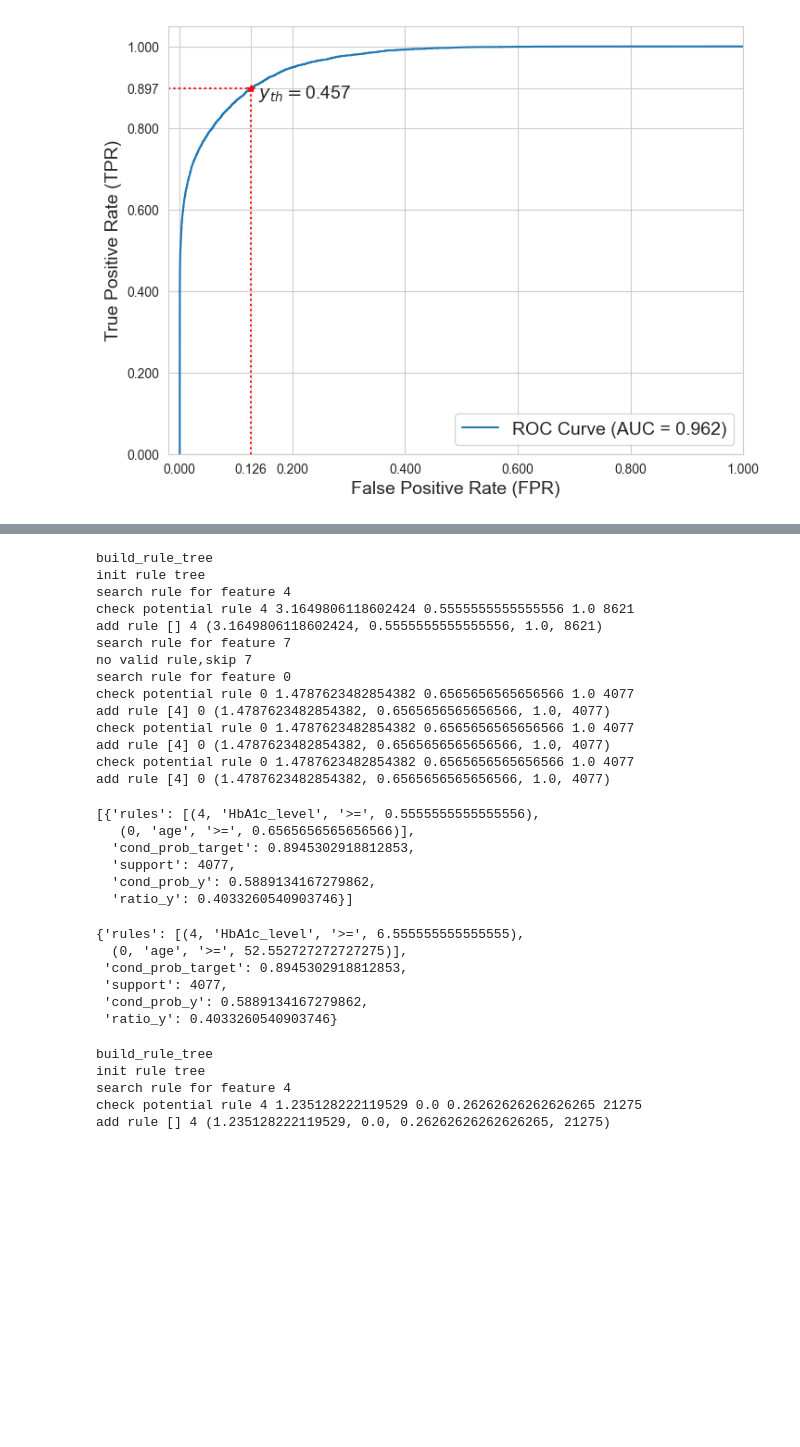
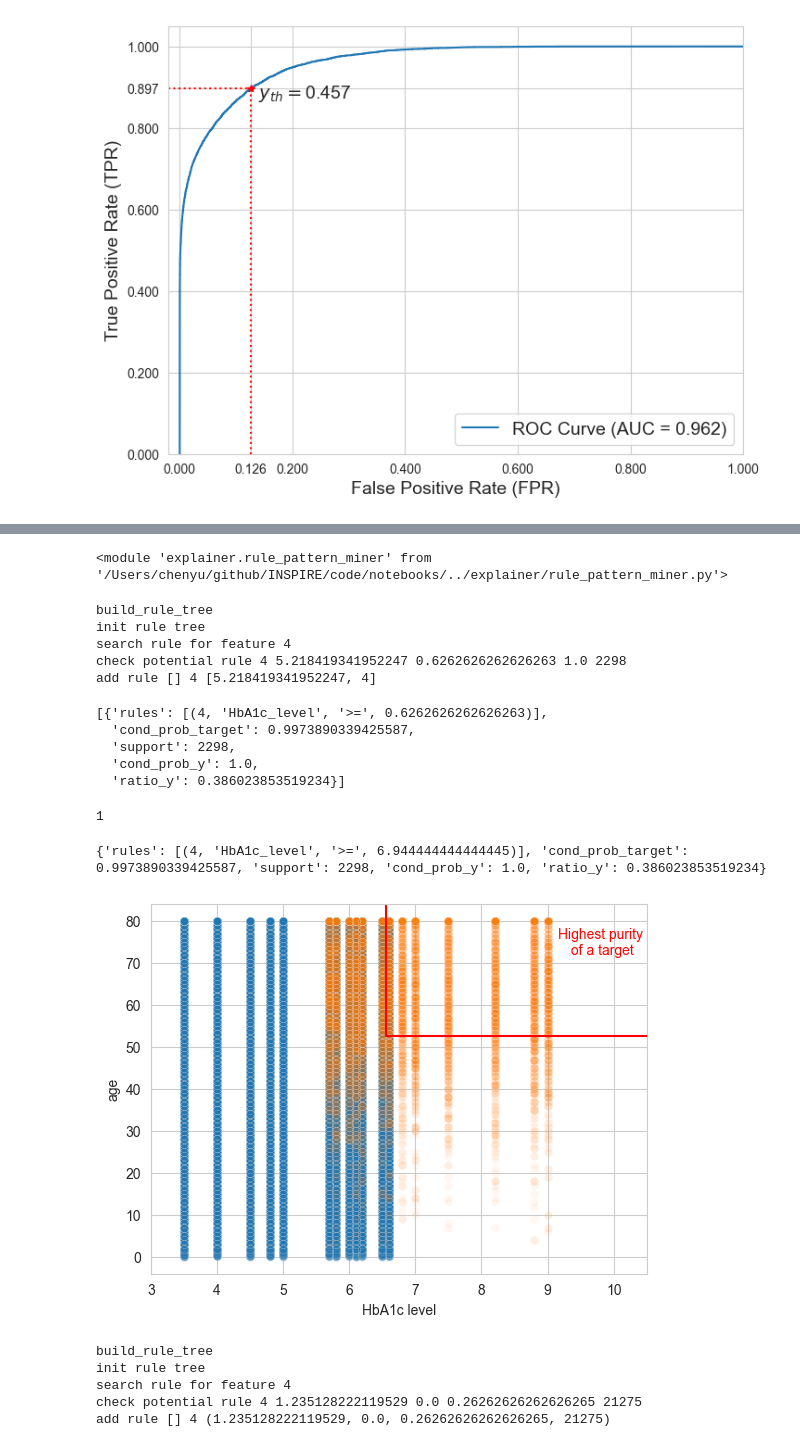
Before and after one commit to tmi-lab/AMORE, a Jupyter notebook: code/notebooks/analyse_results-pattern-diabetes.ipynb, the cells around one changed output, grey strips where cells are left out. Saved outputs shown, nothing was run; the diff lists cells and outputs as text; code cells hidden in the pictures; blank space fills up the shorter version.

Commit message:
update add rule branch

```diff
--- a/code/notebooks/analyse_results-pattern-diabetes.ipynb
+++ b/code/notebooks/analyse_results-pattern-diabetes.ipynb
@@ -406,12 +427,16 @@ auc
 # thd_l = find_py_threshold(p_grids=np.linspace(0.1,.5,41),pred_y_prob=pred_y,true_y=y_train,c=0,high=False)
 
 # thd_h,thd_l
+# %%
+reload(rlm)
+# %% [output]
+<module 'explainer.rule_pattern_miner' from '/Users/chenyu/github/INSPIRE/code/notebooks/../explainer/rule_pattern_miner.py'>
 # %%
 ### search rules for pred_y > y_thd  ###
 
 import explainer.rule_pattern_miner as rlm
 y_rule_candidates = rlm.gen_rule_list_for_one_target(X_train.values,fids,pred_y>y_thd,y=y_train.values,c=1,sort_by="cond_prob_y",
-                                                            min_support=4000,num_grids=100,max_depth=2,top_K=3,
+                                                            min_support=2000,num_grids=100,max_depth=1,top_K=3,
                                                             local_x=None,feature_types=None,
                                                             verbose=False)
 
@@ -423,38 +448,44 @@ y_rule_candidates
 build_rule_tree
 init rule tree
 search rule for feature 4
-check potential rule 4 3.1649806118602424 0.5555555555555556 1.0 8621
-add rule [] 4 (3.1649806118602424, 0.5555555555555556, 1.0, 8621)
-search rule for feature 7
-no valid rule,skip 7
-search rule for feature 0
-check potential rule 0 1.4787623482854382 0.6565656565656566 1.0 4077
-add rule [4] 0 (1.4787623482854382, 0.6565656565656566, 1.0, 4077)
-check potential rule 0 1.4787623482854382 0.6565656565656566 1.0 4077
-add rule [4] 0 (1.4787623482854382, 0.6565656565656566, 1.0, 4077)
-check potential rule 0 1.4787623482854382 0.6565656565656566 1.0 4077
-add rule [4] 0 (1.4787623482854382, 0.6565656565656566, 1.0, 4077)
+check potential rule 4 5.218419341952247 0.6262626262626263 1.0 2298
+add rule [] 4 [5.218419341952247, 4]
-[{'rules': [(4, 'HbA1c_level', '>=', 0.5555555555555556),
-   (0, 'age', '>=', 0.6565656565656566)],
-  'cond_prob_target': 0.8945302918812853,
-  'support': 4077,
-  'cond_prob_y': 0.5889134167279862,
-  'ratio_y': 0.4033260540903746}]
+[{'rules': [(4, 'HbA1c_level', '>=', 0.6262626262626263)],
+  'cond_prob_target': 0.9973890339425587,
+  'support': 2298,
+  'cond_prob_y': 1.0,
+  'ratio_y': 0.386023853519234}]
+# %%
+len(y_rule_candidates)
+# %% [output]
+1
 # %%
 ## recover raw feature value for the top rule set
 
-for i, r in enumerate(y_rule_candidates[0]["rules"]):
-    #print(i,r)
-    nr = recover_feature_raw_value(r[0],r[-1],X_train.columns,min_max)
-    y_rule_candidates[0]["rules"][i] = (*r[:-1],nr)
-y_rule_candidates[0]
+for n in range(len(y_rule_candidates)):
+    for i, r in enumerate(y_rule_candidates[n]["rules"]):
+        #print(i,r)
+        nr = recover_feature_raw_value(r[0],r[-1],X_train.columns,min_max)
+        y_rule_candidates[n]["rules"][i] = (*r[:-1],nr)
+        print(y_rule_candidates[n])
 # %% [output]
-{'rules': [(4, 'HbA1c_level', '>=', 6.555555555555555),
-  (0, 'age', '>=', 52.552727272727275)],
- 'cond_prob_target': 0.8945302918812853,
- 'support': 4077,
- 'cond_prob_y': 0.5889134167279862,
- 'ratio_y': 0.4033260540903746}
+{'rules': [(4, 'HbA1c_level', '>=', 6.944444444444445)], 'cond_prob_target': 0.9973890339425587, 'support': 2298, 'cond_prob_y': 1.0, 'ratio_y': 0.386023853519234}
+# %%
+sns.scatterplot(x=df.loc[df.diabetes==0,"HbA1c_level"].values,y=df.loc[df.diabetes==0,"age"].values,alpha=0.06)
+sns.scatterplot(x=df.loc[df.diabetes==1,"HbA1c_level"].values,y=df.loc[df.diabetes==1,"age"].values,alpha=0.06)
+plt.plot([6.556,6.556],[52.553,85],"r-")
+plt.plot([6.556,10.5],[52.553,52.553],"r-")
+plt.ylim(-4,84)
+plt.xlim(3,10.5)
+# plt.text(3, 5, 'False', fontsize=12, ha='center', va='center', color='black')
+# plt.text(3, 75, 'False', fontsize=12, ha='center', va='center', color='black')
+# plt.text(9.5, 5, 'False', fontsize=12, ha='center', va='center', color='black')
+plt.text(9.8, 75, 'Highest purity\n of a target', fontsize=10, ha='center', va='center', color='red')
+plt.xlabel("HbA1c level")
+plt.ylabel("age")
+plt.savefig("./results/diabetes/rules_scatter.svg",bbox_inches="tight")
+# %% [output]
+[figure, added]
 # %%
 ### search rules for pred_y <= y_thd  ###
 
```
Also changed, not shown: parts of 20 cells of this notebook, 6 other files.
